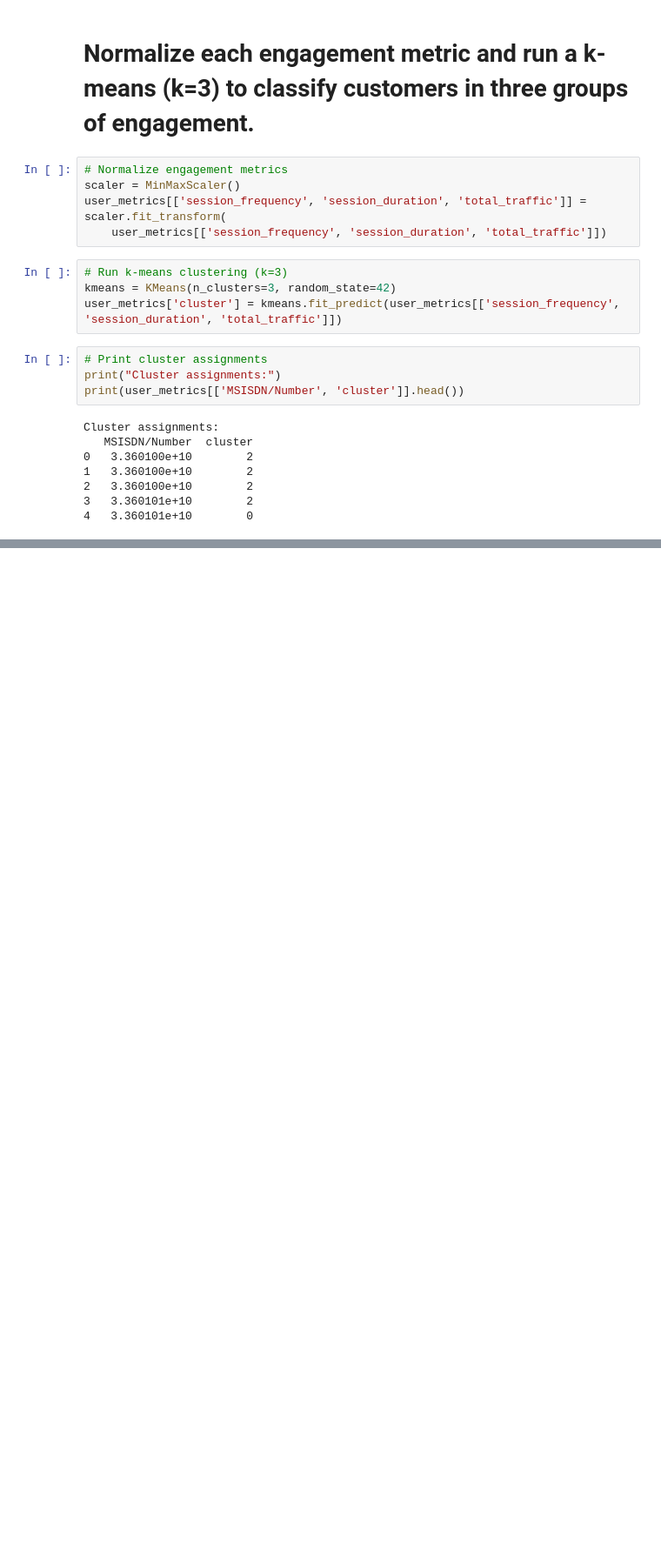
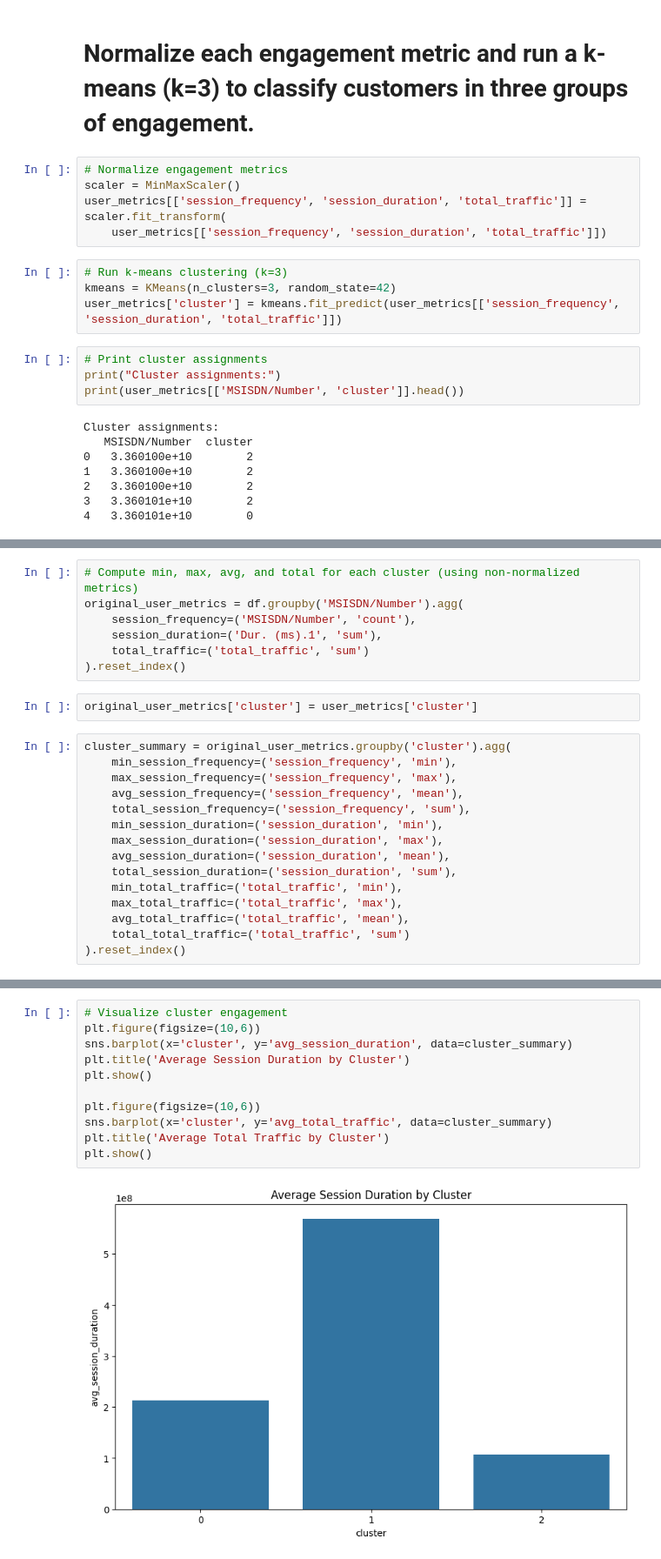
Before and after one commit to Akeab-tame/Week-02-Challenge, a Jupyter notebook: notebooks/task_2.ipynb, the cells around one changed output, grey strips where cells are left out. Shown: that part at 87% size. Drawn from its saved outputs; the diff is of its cells as text; blank space fills up the shorter version.

```diff
--- a/notebooks/task_2.ipynb
+++ b/notebooks/task_2.ipynb
@@ -92,0 +93,24 @@ Cluster assignments:
+# %%
+# Compute min, max, avg, and total for each cluster (using non-normalized metrics)
+original_user_metrics = df.groupby('MSISDN/Number').agg(
+    session_frequency=('MSISDN/Number', 'count'),
+    session_duration=('Dur. (ms).1', 'sum'),
+    total_traffic=('total_traffic', 'sum')
+).reset_index()
+# %%
+original_user_metrics['cluster'] = user_metrics['cluster']
+# %%
+cluster_summary = original_user_metrics.groupby('cluster').agg(
+    min_session_frequency=('session_frequency', 'min'),
+    max_session_frequency=('session_frequency', 'max'),
+    avg_session_frequency=('session_frequency', 'mean'),
+    total_session_frequency=('session_frequency', 'sum'),
+    min_session_duration=('session_duration', 'min'),
+    max_session_duration=('session_duration', 'max'),
+    avg_session_duration=('session_duration', 'mean'),
+    total_session_duration=('session_duration', 'sum'),
+    min_total_traffic=('total_traffic', 'min'),
+    max_total_traffic=('total_traffic', 'max'),
+    avg_total_traffic=('total_traffic', 'mean'),
+    total_total_traffic=('total_traffic', 'sum')
+).reset_index()
@@ -92,0 +139,13 @@ Cluster assignments:
+# %%
+# Visualize cluster engagement
+plt.figure(figsize=(10,6))
+sns.barplot(x='cluster', y='avg_session_duration', data=cluster_summary)
+plt.title('Average Session Duration by Cluster')
+plt.show()
+
+plt.figure(figsize=(10,6))
+sns.barplot(x='cluster', y='avg_total_traffic', data=cluster_summary)
+plt.title('Average Total Traffic by Cluster')
+plt.show()
+# %% [output]
+[figure, added]
```
Also changed, not shown: parts of 19 cells of this notebook.
